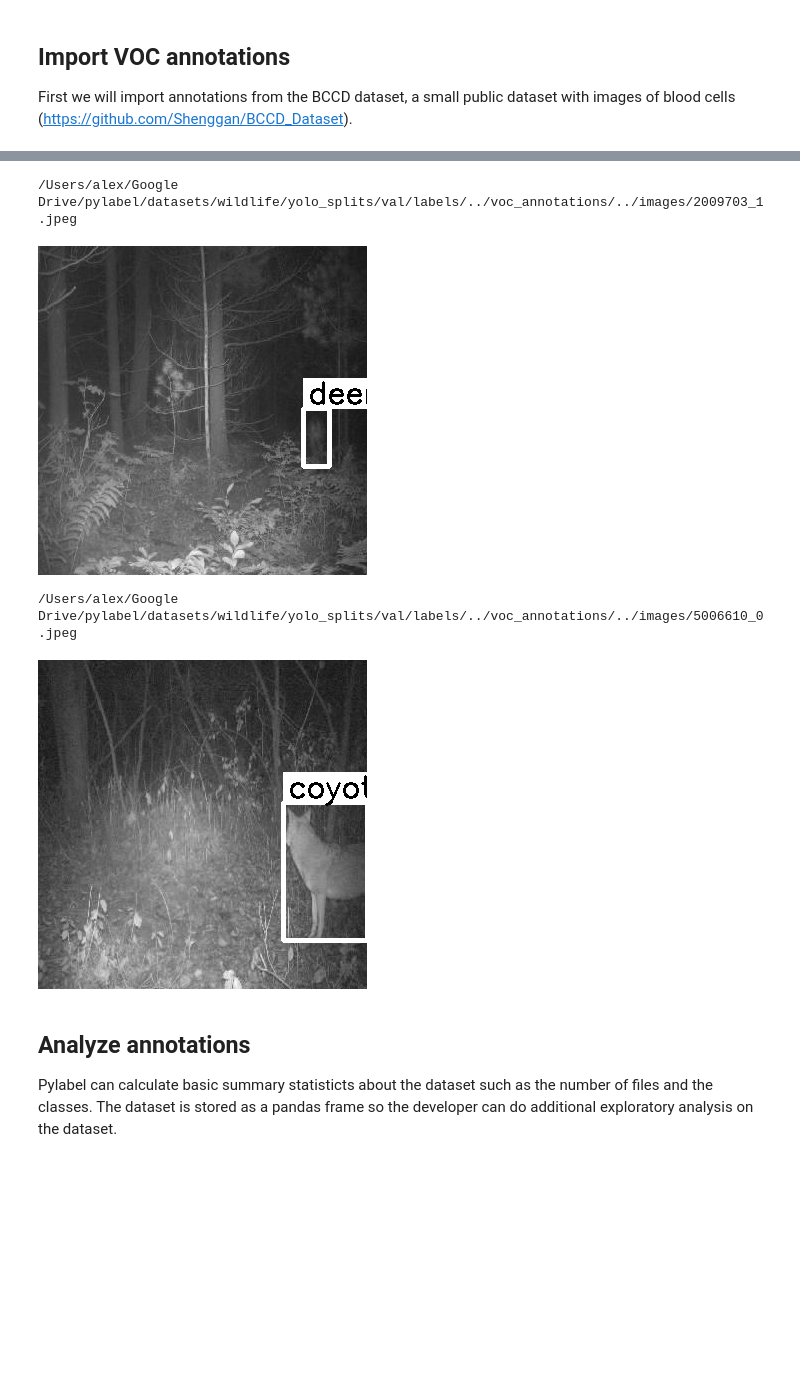
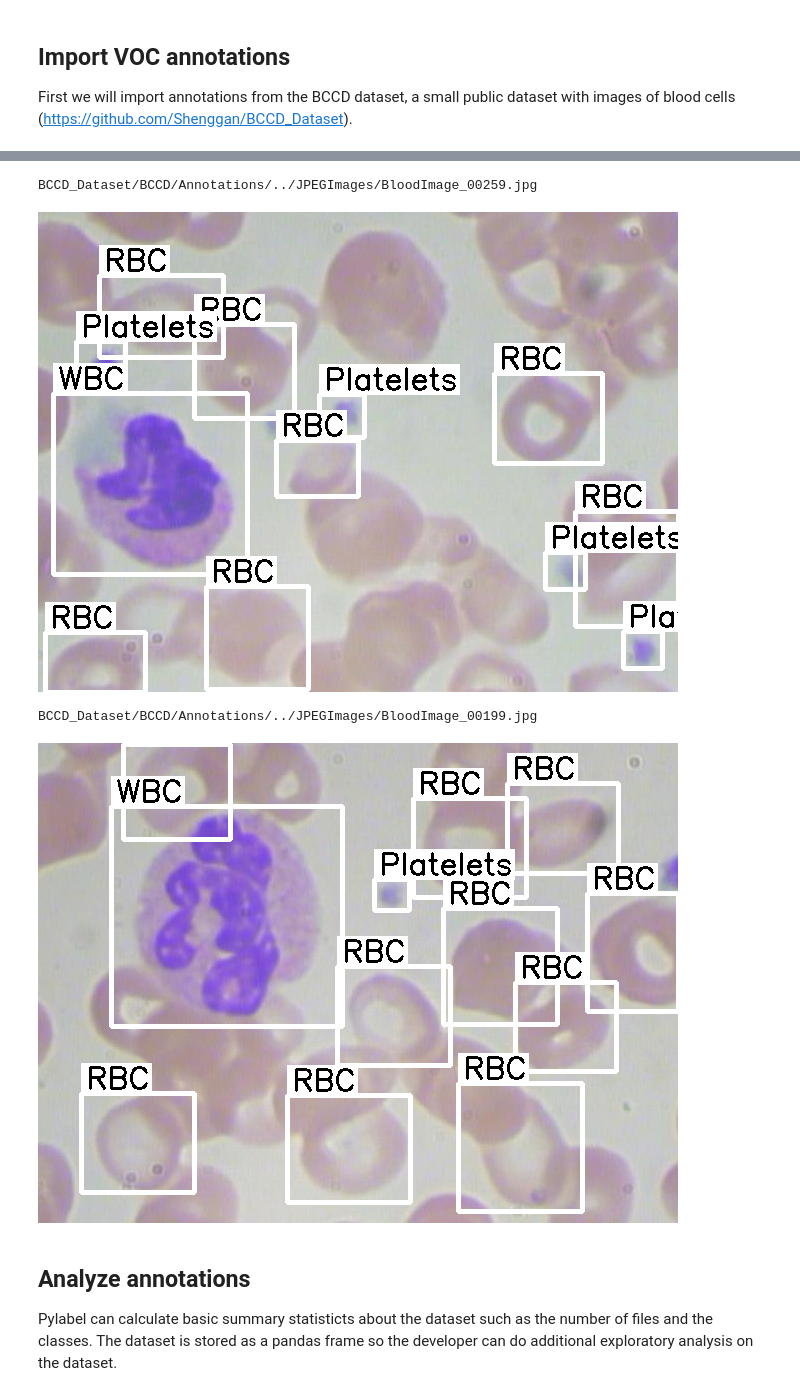
Before and after one commit to pylabel-project/pylabel, a Jupyter notebook: voc2coco.ipynb, the cells around one changed output, grey strips where cells are left out. Saved outputs shown, nothing was run; the diff lists cells and outputs as text; code cells hidden in the pictures; blank space fills up the shorter version.

```diff
--- a/voc2coco.ipynb
+++ b/voc2coco.ipynb
@@ -11,13 +17,12 @@ from pylabelalpha import importer
 First we will import annotations from the BCCD dataset, a small public dataset with images of blood cells (https://github.com/Shenggan/BCCD_Dataset).
 # %%
 #Download the annotations and images
-#!git clone https://github.com/Shenggan/BCCD_Dataset
-#path_to_annotations = "BCCD_Dataset/BCCD/Annotations/"
+!git clone https://github.com/Shenggan/BCCD_Dataset
+path_to_annotations = "BCCD_Dataset/BCCD/Annotations/"
 
-path_to_annotations = "/Users/alex/Google Drive/pylabel/datasets/wildlife/yolo_splits/val/labels/../voc_annotations"
 #Identify the path to get from the annotations to the images
-path_to_images = "../images/"
+path_to_images = "../JPEGImages/"
 
-dataset = importer.ImportVOC(path=path_to_annotations, path_to_images=path_to_images, name="Wildlife")
-dataset.df.head(2)
+dataset = importer.ImportVOC(path=path_to_annotations, path_to_images=path_to_images, name="BCCD_Dataset")
+dataset.df.head(5)
 # %% [output]
@@ -28,14 +37,13 @@ dataset.df.head(2)
 # %%
 #Confirm that there are images by displaying an image
 from IPython.display import display
-
 display(dataset.visualize.ShowBoundingBoxes(dataset, 67))
-display(dataset.visualize.ShowBoundingBoxes(dataset, "5006610_0.jpeg"))
+display(dataset.visualize.ShowBoundingBoxes(dataset, "BloodImage_00199.jpg"))
 # %% [output]
-/Users/alex/Google Drive/pylabel/datasets/wildlife/yolo_splits/val/labels/../voc_annotations/../images/2009703_1.jpeg
+BCCD_Dataset/BCCD/Annotations/../JPEGImages/BloodImage_00259.jpg
-[figure, old version]
+[figure, new version]
-/Users/alex/Google Drive/pylabel/datasets/wildlife/yolo_splits/val/labels/../voc_annotations/../images/5006610_0.jpeg
+BCCD_Dataset/BCCD/Annotations/../JPEGImages/BloodImage_00199.jpg
-[figure, old version]
+[figure, new version]
 # %% [markdown]
 ## Analyze annotations
 Pylabel can calculate basic summary statisticts about the dataset such as the number of files and the classes.
```
Also changed, not shown: parts of 6 cells of this notebook, 1 other file.
